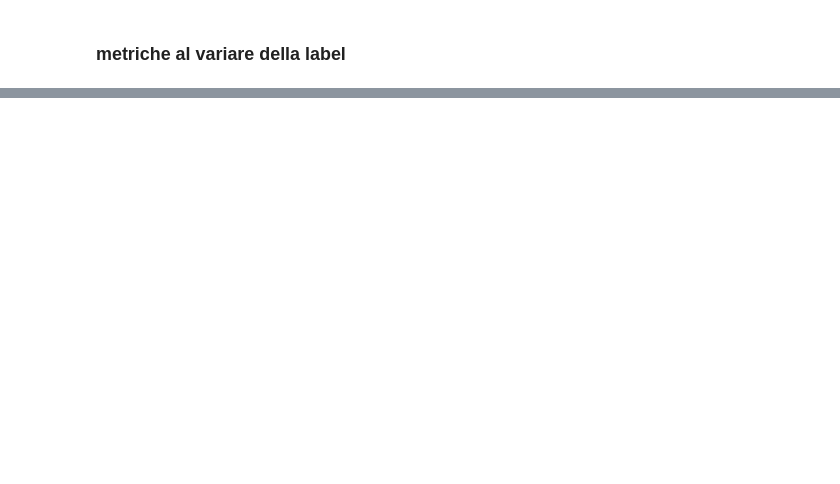
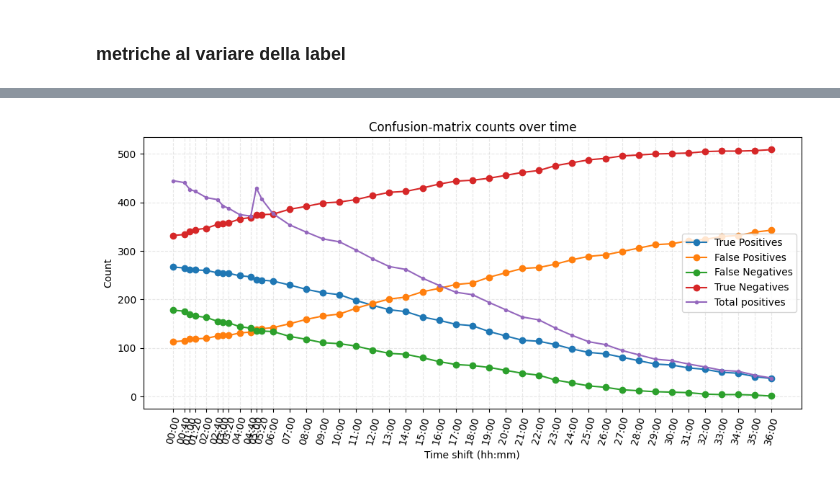
Before and after one commit to dandarm/VideoMAEv2, a Jupyter notebook: Model_stats.ipynb, the cells around one changed output, grey strips where cells are left out. Saved outputs shown, nothing was run; the diff lists cells and outputs as text; code cells hidden in the pictures; blank space fills up the shorter version.

```diff
--- a/Model_stats.ipynb
+++ b/Model_stats.ipynb
@@ -428,0 +467,17 @@ for ylab in y_labels:
+# %%
+label_cols_ridotte = label_cols[:43]
+df_r = df_result[label_cols_ridotte + ['predictions']]
+conf_df = confusion_counts_per_label(
+    df_r,
+    pred_col='predictions',
+    label_cols=label_cols_ridotte
+)
+
+# 3) Plot (cambia metrics se vuoi mostrare solo alcune colonne)
+plot_metrics_over_time(
+    conf_df,
+    metrics=('tp', 'fp', 'fn', 'tn'),   # oppure ('tp','fp') … a tua scelta
+    sum_labels=df_r[label_cols_ridotte].sum()
+)
+# %% [output]
+[figure, added]
```
Also changed, not shown: parts of 31 cells of this notebook, 1 other file.
